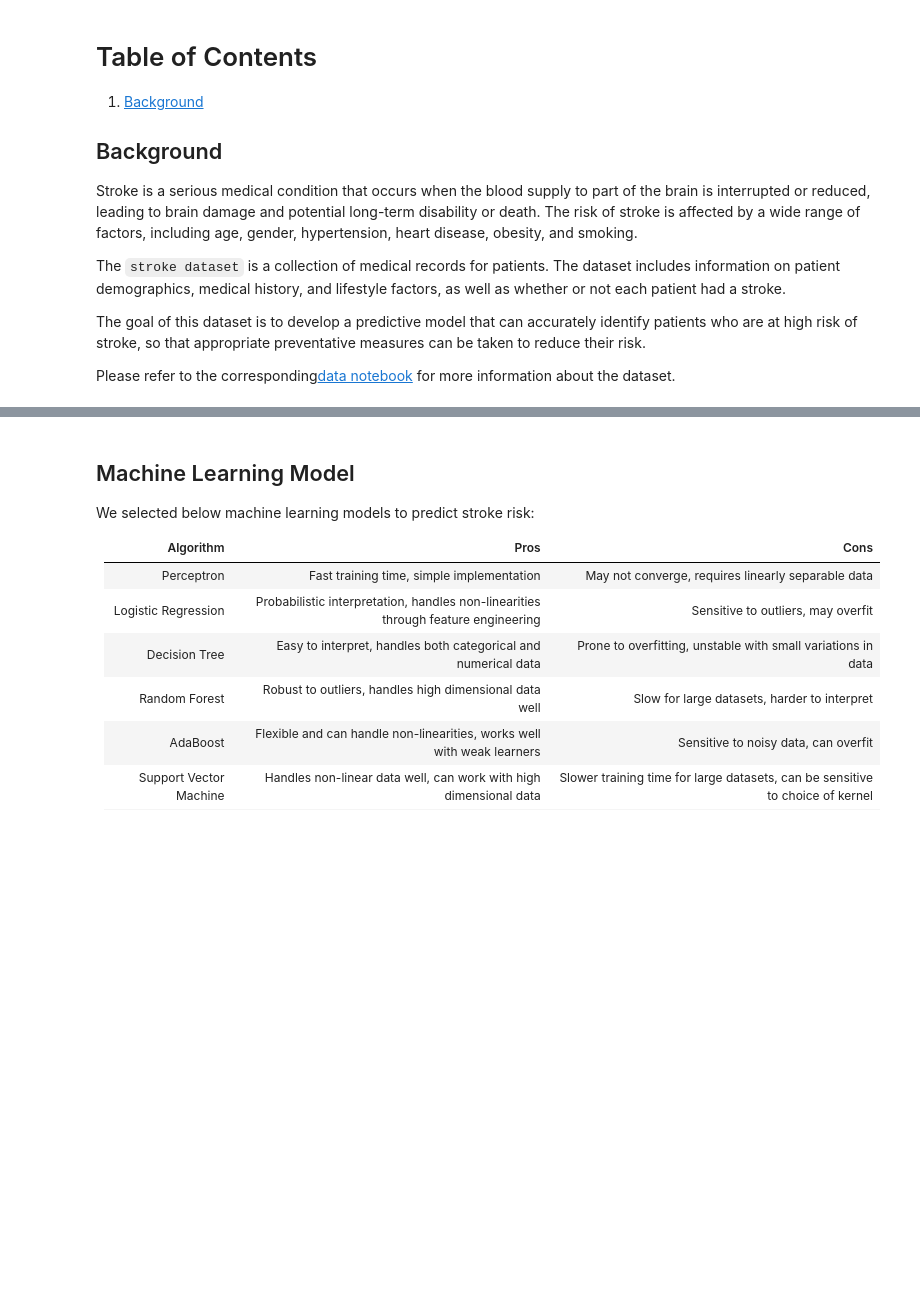
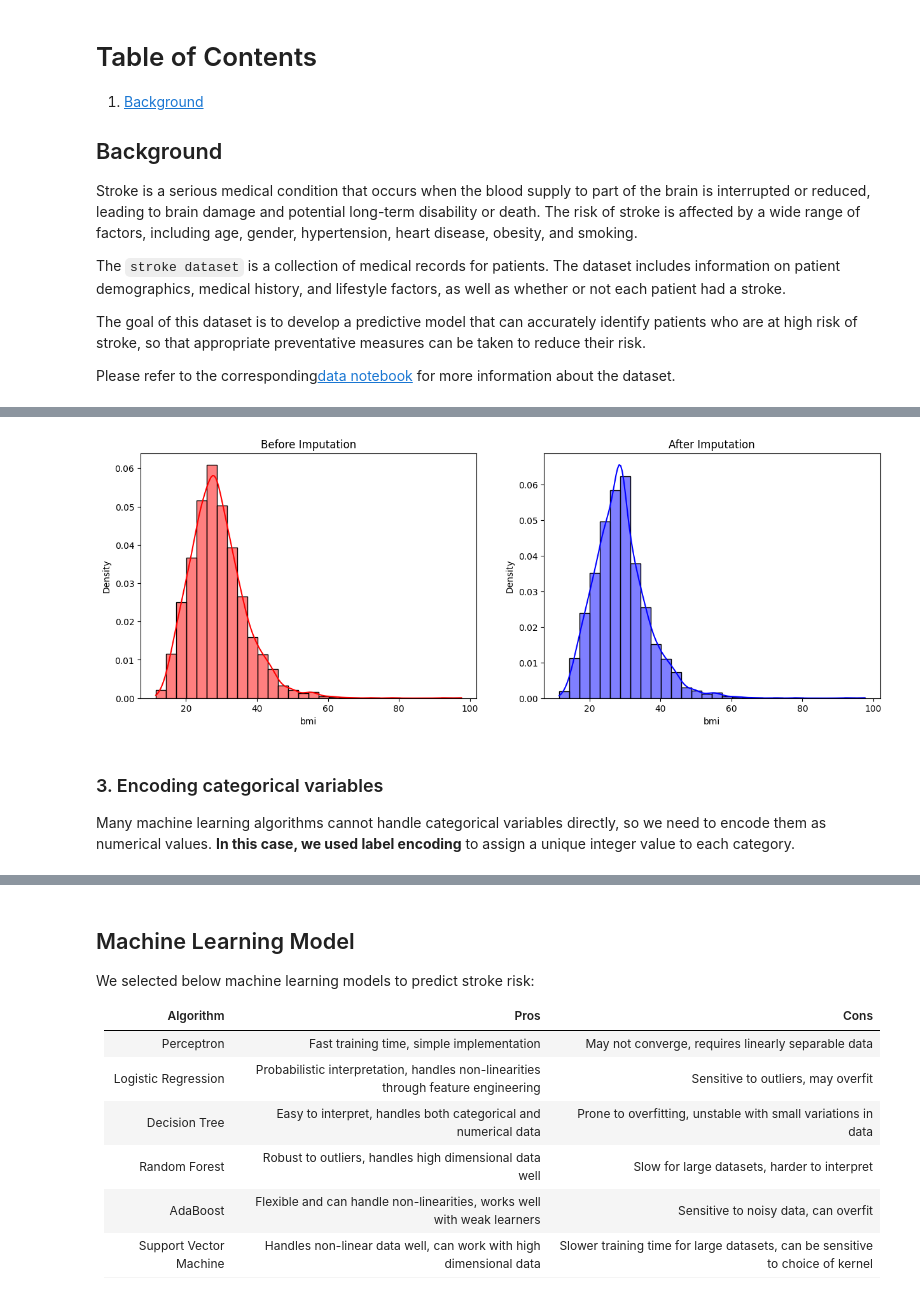
Before and after one commit to CSkylarL/DataScience-MachineLearning, a Jupyter notebook: practice/P01_Stroke_Prediction/P01_Stroke_Prediction.ipynb, the cells around one changed output, grey strips where cells are left out. Saved outputs shown, nothing was run; the diff lists cells and outputs as text; code cells hidden in the pictures; blank space fills up the shorter version.

```diff
--- a/practice/P01_Stroke_Prediction/P01_Stroke_Prediction.ipynb
+++ b/practice/P01_Stroke_Prediction/P01_Stroke_Prediction.ipynb
@@ -101,0 +212,16 @@ sns.countplot(x="smoking_status", data=stroke_data, ax=axes[1,2])
+# %%
+# Re-Load the dataset into a Pandas dataframe
+stroke_data = pd.read_csv("../../data/stroke/healthcare-dataset-stroke-data.csv")
+
+# Drop the id column
+stroke_data.drop('id', axis=1, inplace=True)
+
+# Drop the gender = Other row
+stroke_data.drop(stroke_data[stroke_data['gender'] == 'Other'].index, inplace=True)
+
+# Split the dataset into features and target variable
+X = stroke_data.drop('stroke', axis=1)
+y = stroke_data['stroke']
+
+# Split the dataset into train and test sets
+X_train, X_test, y_train, y_test = train_test_split(X, y, test_size=0.2, stratify=y)
@@ -101,0 +236,23 @@ sns.countplot(x="smoking_status", data=stroke_data, ax=axes[1,2])
+# %%
+# Handle missing values in the BMI column
+imputer = SimpleImputer(strategy="mean")
+
+# Let's make a copy of the original dataset for visualization purposes
+X_train_viz = X_train.copy()
+
+# Fit the imputer on the training data
+X_train['bmi'] = imputer.fit_transform(X_train[['bmi']])
+
+# Check the distribution of the BMI column in training set after imputation
+fig, axes = plt.subplots(1, 2, figsize=(15, 5), sharey=False)
+sns.histplot(x="bmi", data=X_train_viz, bins=30, ax=axes[0], kde = True, stat = "density", linewidth=1, color="red").set_title("Before Imputation")
+sns.histplot(x="bmi", data=X_train, bins=30, ax=axes[1], kde = True, stat = "density", linewidth=1, color="blue").set_title("After Imputation")
+
+# Transform the test data
+X_test['bmi'] = imputer.transform(X_test[['bmi']])
+# %% [output]
+[figure, added]
+# %% [markdown]
+### 3. Encoding categorical variables
+
+ Many machine learning algorithms cannot handle categorical variables directly, so we need to encode them as numerical values. **In this case, we used label encoding** to assign a unique integer value to each category.
```
Also changed, not shown: parts of 74 cells of this notebook.
